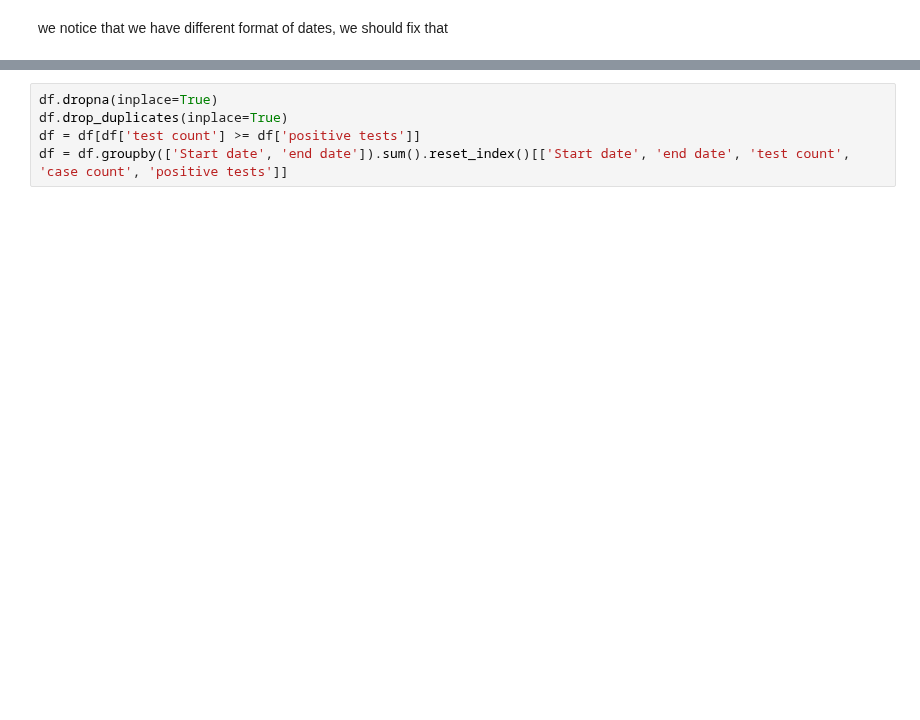
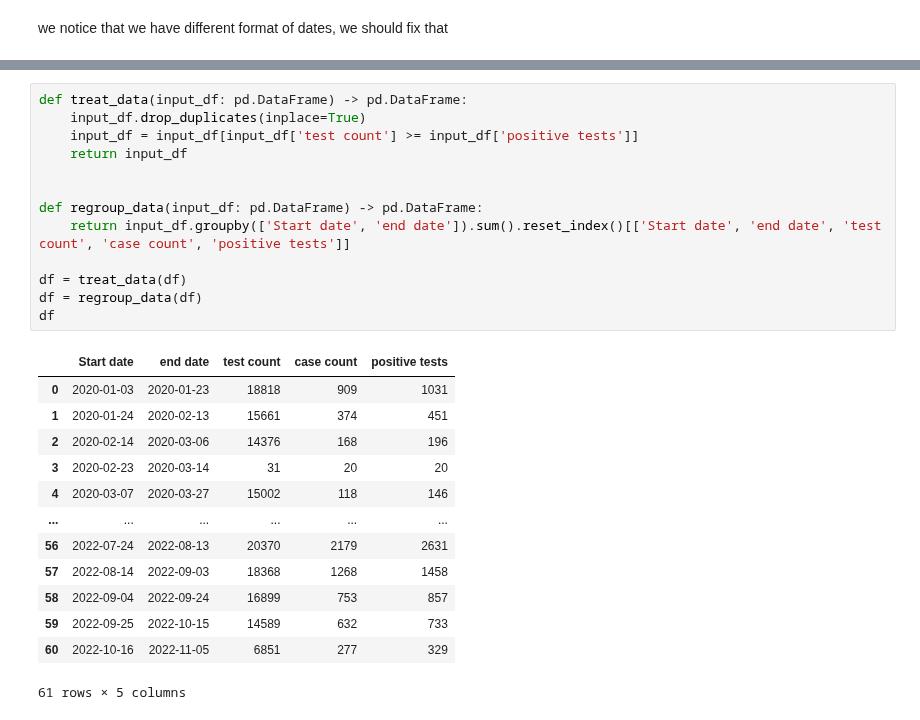
Before and after one commit to Mounir-charef/data_mining, a Jupyter notebook: notebooks/part2-2.ipynb, the cells around one changed output, grey strips where cells are left out. Saved outputs shown, nothing was run; the diff lists cells and outputs as text; blank space fills up the shorter version.

```diff
--- a/notebooks/part2-2.ipynb
+++ b/notebooks/part2-2.ipynb
@@ -183,8 +205,30 @@ memory usage: 31.6 KB
 # %%
-df.dropna(inplace=True)
-df.drop_duplicates(inplace=True)
-df = df[df['test count'] >= df['positive tests']]
-df = df.groupby(['Start date', 'end date']).sum().reset_index()[['Start date', 'end date', 'test count', 'case count', 'positive tests']]
+def treat_data(input_df: pd.DataFrame) -> pd.DataFrame:
+    input_df.drop_duplicates(inplace=True)
+    input_df = input_df[input_df['test count'] >= input_df['positive tests']]
+    return input_df
+
+
+def regroup_data(input_df: pd.DataFrame) -> pd.DataFrame:
+    return input_df.groupby(['Start date', 'end date']).sum().reset_index()[['Start date', 'end date', 'test count', 'case count', 'positive tests']]
+
+df = treat_data(df)
+df = regroup_data(df)
+df
+# %% [output]
+|  | Start date | end date | test count | case count | positive tests |
+| 0 | 2020-01-03 | 2020-01-23 | 18818 | 909 | 1031 |
+| 1 | 2020-01-24 | 2020-02-13 | 15661 | 374 | 451 |
+| 2 | 2020-02-14 | 2020-03-06 | 14376 | 168 | 196 |
+| 3 | 2020-02-23 | 2020-03-14 | 31 | 20 | 20 |
+| 4 | 2020-03-07 | 2020-03-27 | 15002 | 118 | 146 |
+| ... | ... | ... | ... | ... | ... |
+| 56 | 2022-07-24 | 2022-08-13 | 20370 | 2179 | 2631 |
+| 57 | 2022-08-14 | 2022-09-03 | 18368 | 1268 | 1458 |
+| 58 | 2022-09-04 | 2022-09-24 | 16899 | 753 | 857 |
+| 59 | 2022-09-25 | 2022-10-15 | 14589 | 632 | 733 |
+| 60 | 2022-10-16 | 2022-11-05 | 6851 | 277 | 329 |
+61 rows × 5 columns
 # %%
 df.info()
 # %% [output]
```
Also changed, not shown: parts of 15 cells of this notebook.
